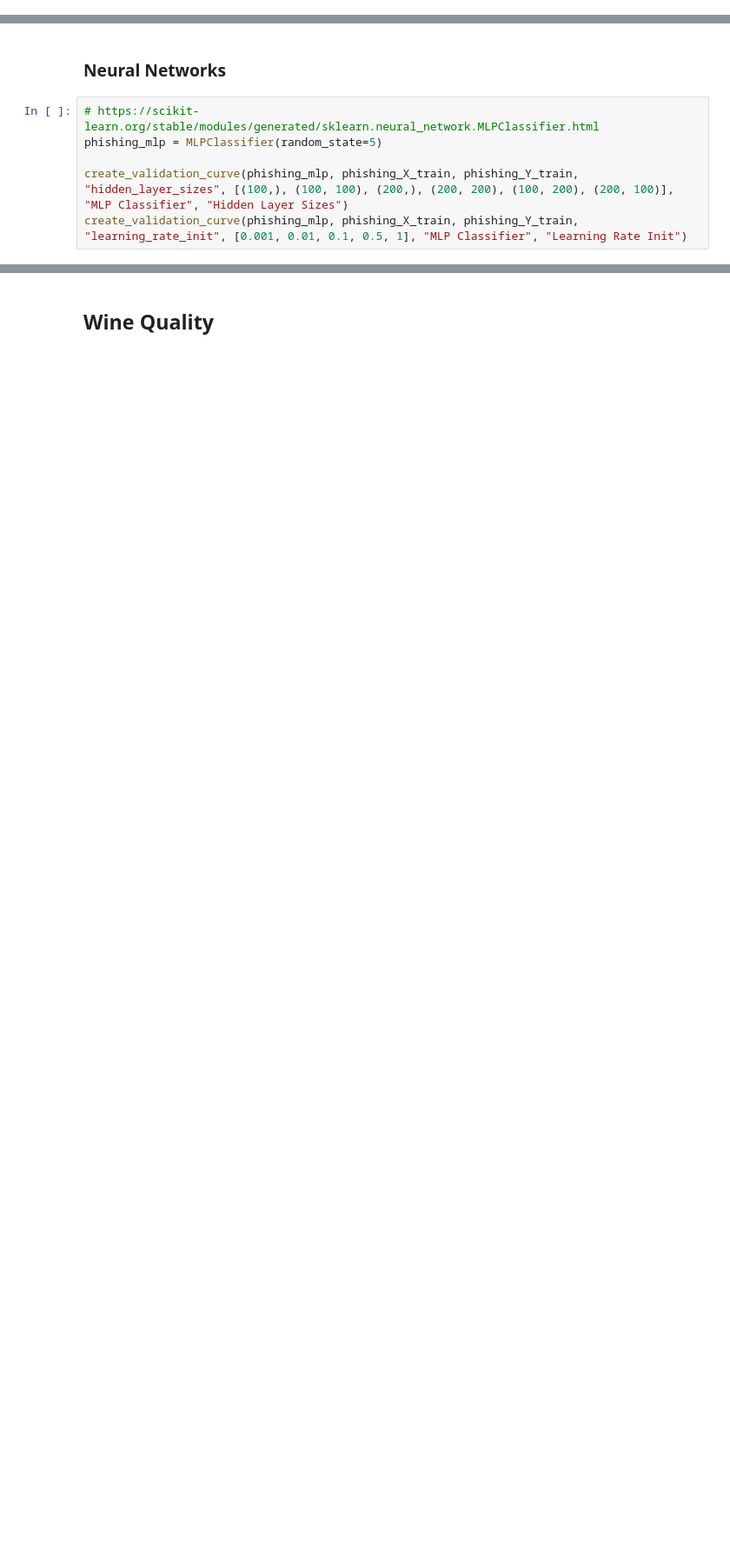
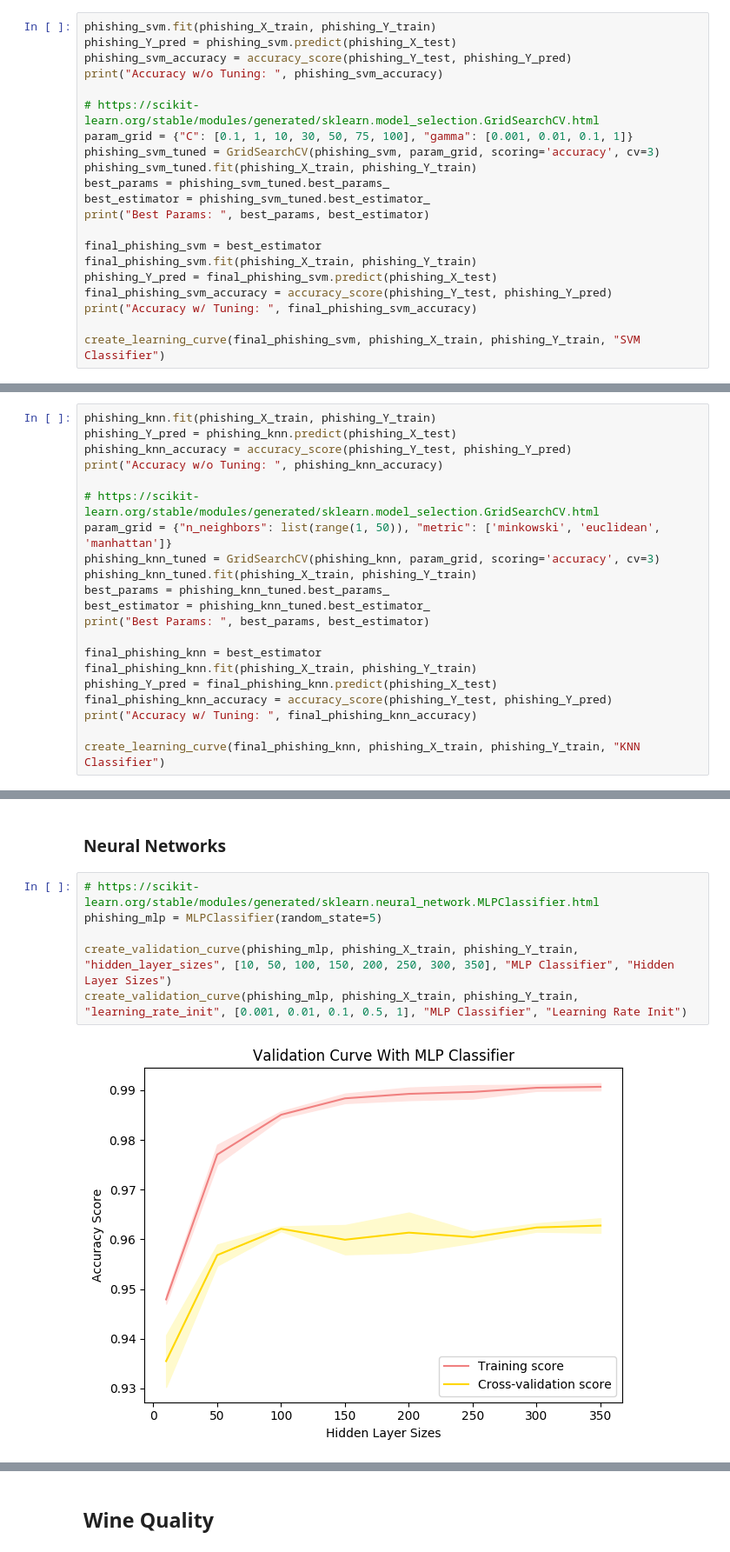
Before and after one commit to aashiamehta/MachineLearning, a Jupyter notebook: Project1/supervised_learning.ipynb, the cells around one changed output, grey strips where cells are left out. Shown at 87% size. Drawn from its saved outputs; the diff is of its cells as text; blank space fills up the shorter version.

```diff
--- a/Project1/supervised_learning.ipynb
+++ b/Project1/supervised_learning.ipynb
@@ -200,6 +232,27 @@ create_validation_curve(phishing_svm, phishing_X_train, phishing_Y_train, "gamma
 # %% [output]
 [figure]
 [figure]
+# %%
+phishing_svm.fit(phishing_X_train, phishing_Y_train)
+phishing_Y_pred = phishing_svm.predict(phishing_X_test)
+phishing_svm_accuracy = accuracy_score(phishing_Y_test, phishing_Y_pred)
+print("Accuracy w/o Tuning: ", phishing_svm_accuracy)
+
+# https://scikit-learn.org/stable/modules/generated/sklearn.model_selection.GridSearchCV.html
+param_grid = {"C": [0.1, 1, 10, 30, 50, 75, 100], "gamma": [0.001, 0.01, 0.1, 1]}
+phishing_svm_tuned = GridSearchCV(phishing_svm, param_grid, scoring='accuracy', cv=3)
+phishing_svm_tuned.fit(phishing_X_train, phishing_Y_train)
+best_params = phishing_svm_tuned.best_params_
+best_estimator = phishing_svm_tuned.best_estimator_
+print("Best Params: ", best_params, best_estimator)
+
+final_phishing_svm = best_estimator
+final_phishing_svm.fit(phishing_X_train, phishing_Y_train)
+phishing_Y_pred = final_phishing_svm.predict(phishing_X_test)
+final_phishing_svm_accuracy = accuracy_score(phishing_Y_test, phishing_Y_pred)
+print("Accuracy w/ Tuning: ", final_phishing_svm_accuracy)
+
+create_learning_curve(final_phishing_svm, phishing_X_train, phishing_Y_train, "SVM Classifier")
 # %% [markdown]
 ### KNN
 # %%
@@ -211,3 +264,24 @@ create_validation_curve(phishing_knn, phishing_X_train, phishing_Y_train, "metri
 # %% [output]
 [figure]
 [figure]
+# %%
+phishing_knn.fit(phishing_X_train, phishing_Y_train)
+phishing_Y_pred = phishing_knn.predict(phishing_X_test)
+phishing_knn_accuracy = accuracy_score(phishing_Y_test, phishing_Y_pred)
+print("Accuracy w/o Tuning: ", phishing_knn_accuracy)
+
+# https://scikit-learn.org/stable/modules/generated/sklearn.model_selection.GridSearchCV.html
+param_grid = {"n_neighbors": list(range(1, 50)), "metric": ['minkowski', 'euclidean', 'manhattan']}
+phishing_knn_tuned = GridSearchCV(phishing_knn, param_grid, scoring='accuracy', cv=3)
+phishing_knn_tuned.fit(phishing_X_train, phishing_Y_train)
+best_params = phishing_knn_tuned.best_params_
+best_estimator = phishing_knn_tuned.best_estimator_
+print("Best Params: ", best_params, best_estimator)
+
+final_phishing_knn = best_estimator
+final_phishing_knn.fit(phishing_X_train, phishing_Y_train)
+phishing_Y_pred = final_phishing_knn.predict(phishing_X_test)
+final_phishing_knn_accuracy = accuracy_score(phishing_Y_test, phishing_Y_pred)
+print("Accuracy w/ Tuning: ", final_phishing_knn_accuracy)
+
+create_learning_curve(final_phishing_knn, phishing_X_train, phishing_Y_train, "KNN Classifier")
@@ -216,6 +293,8 @@ create_validation_curve(phishing_knn, phishing_X_train, phishing_Y_train, "metri
 # %%
 # https://scikit-learn.org/stable/modules/generated/sklearn.neural_network.MLPClassifier.html
 phishing_mlp = MLPClassifier(random_state=5)
 
-create_validation_curve(phishing_mlp, phishing_X_train, phishing_Y_train, "hidden_layer_sizes", [(100,), (100, 100), (200,), (200, 200), (100, 200), (200, 100)], "MLP Classifier", "Hidden Layer Sizes")
+create_validation_curve(phishing_mlp, phishing_X_train, phishing_Y_train, "hidden_layer_sizes", [10, 50, 100, 150, 200, 250, 300, 350], "MLP Classifier", "Hidden Layer Sizes")
 create_validation_curve(phishing_mlp, phishing_X_train, phishing_Y_train, "learning_rate_init", [0.001, 0.01, 0.1, 0.5, 1], "MLP Classifier", "Learning Rate Init")
+# %% [output]
+[figure, added]
```
Also changed, not shown: parts of 12 cells of this notebook.
